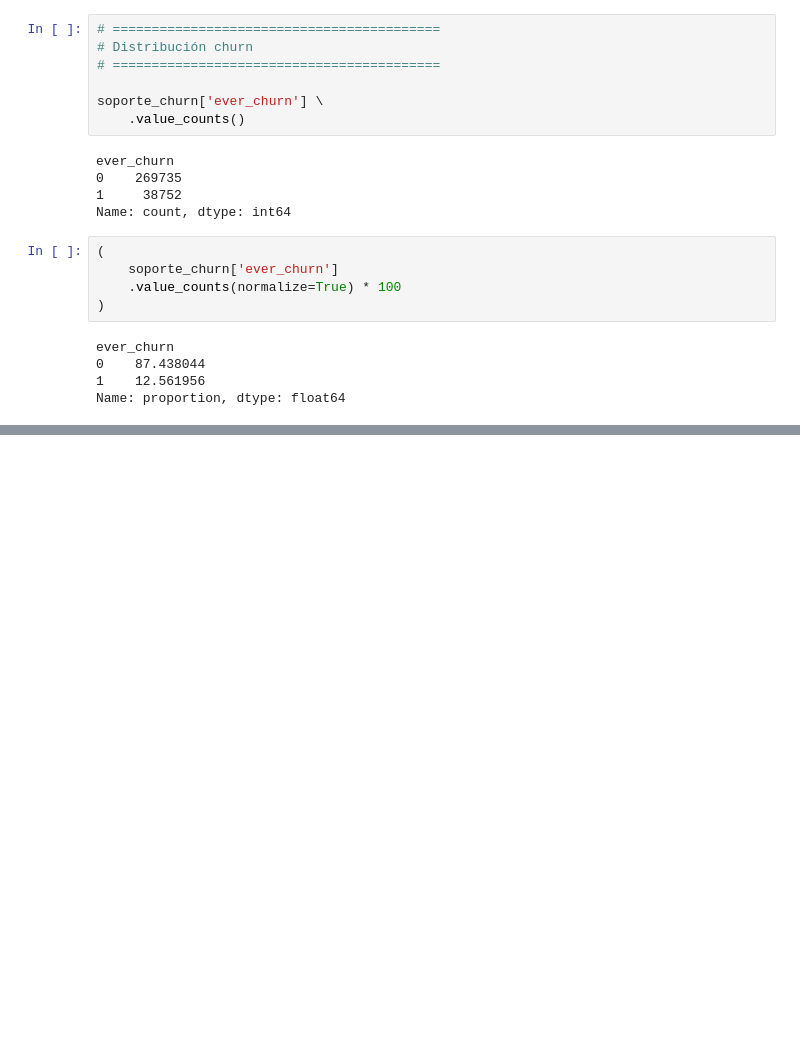
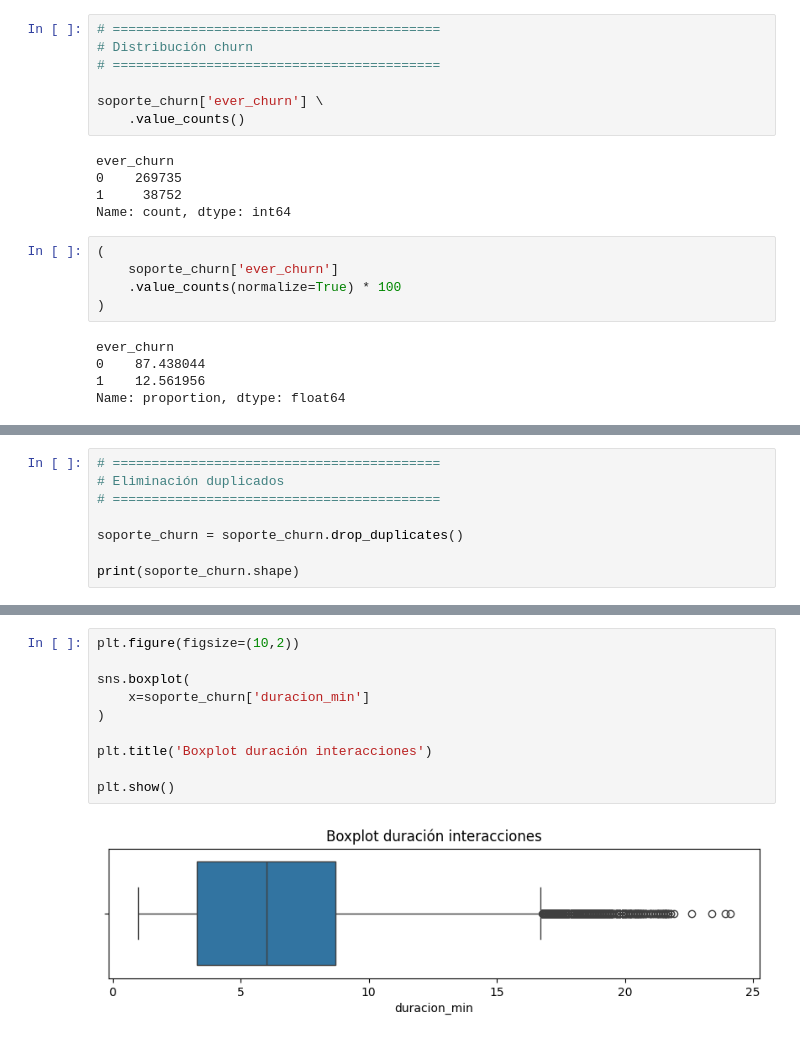
Before and after one commit to cunatpablo-afk/UCV-Churn, a Jupyter notebook: notebooks/EDA_Interacciones_soporte.ipynb, the cells around one changed output, grey strips where cells are left out. Saved outputs shown, nothing was run; the diff lists cells and outputs as text; blank space fills up the shorter version.

```diff
--- a/notebooks/EDA_Interacciones_soporte.ipynb
+++ b/notebooks/EDA_Interacciones_soporte.ipynb
@@ -160,0 +234,8 @@ Name: proportion, dtype: float64
+# %%
+# ==========================================
+# Eliminación duplicados
+# ==========================================
+
+soporte_churn = soporte_churn.drop_duplicates()
+
+print(soporte_churn.shape)
@@ -160,0 +573,12 @@ Name: proportion, dtype: float64
+# %%
+plt.figure(figsize=(10,2))
+
+sns.boxplot(
+    x=soporte_churn['duracion_min']
+)
+
+plt.title('Boxplot duración interacciones')
+
+plt.show()
+# %% [output]
+[figure, added]
```
Also changed, not shown: parts of 73 cells of this notebook.
